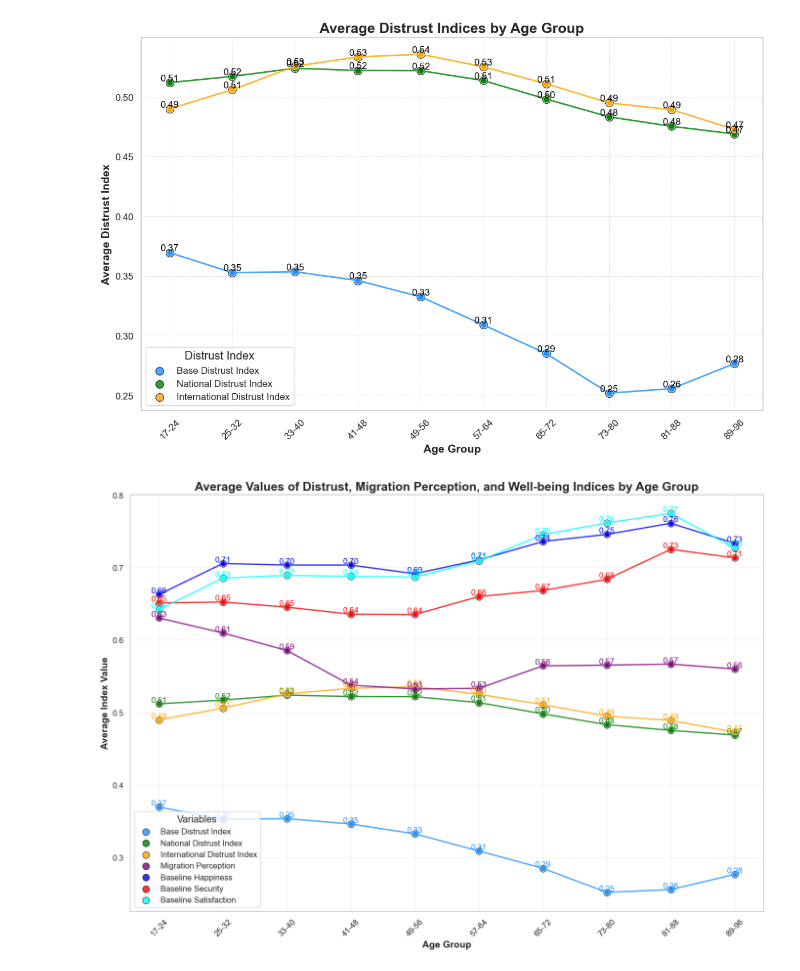
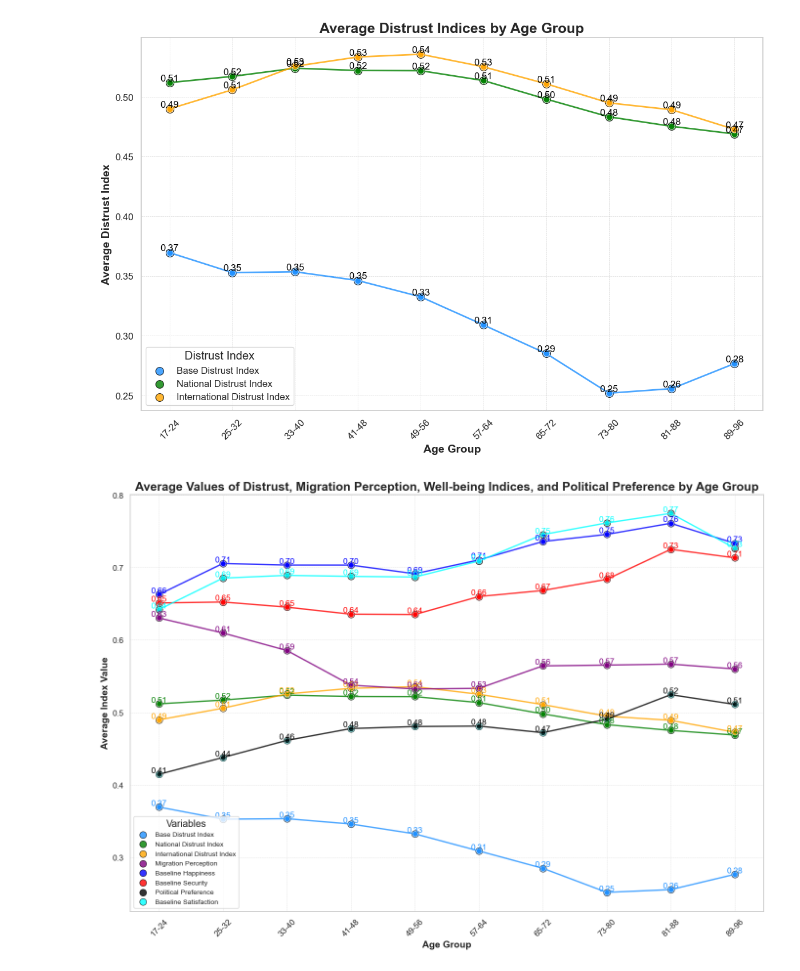
Before and after one commit to ekaba007/world_value, a Jupyter notebook: analysis/data_visualizations.ipynb, the cells around one changed output. Cells and saved outputs as stored; diff of their text form; code cells hidden in the pictures.

Commit message:
added political preferences dummies and above average inc/happiness variables

```diff
--- a/analysis/data_visualizations.ipynb
+++ b/analysis/data_visualizations.ipynb
@@ -594,7 +602,7 @@ subset['age_group'] = age_bins
 
 # Calculate the average for each variable for each age group
 avg_values_by_age = subset.groupby('age_group')[['base_distrust_index', 'national_distrust_index', 'international_distrust_index',
-                                               'migration_perception', 'baseline_happiness', 'baseline_security', 'baseline_satisfaction']].mean().reset_index()
+                                               'migration_perception', 'baseline_happiness', 'baseline_security', 'baseline_satisfaction', 'pol_pref']].mean().reset_index()
 
 # Set Seaborn style for better visuals
 sns.set_theme(style="whitegrid", palette="muted", font_scale=1.2)
@@ -628,7 +636,12 @@ sns.scatterplot(x='age_group', y='baseline_security', data=avg_values_by_age,
 
 # Scatter plot for baseline_satisfaction
 sns.scatterplot(x='age_group', y='baseline_satisfaction', data=avg_values_by_age,
+                color='black', s=100, marker='o', edgecolor='black', alpha=0.8, label='Political Preference')
+
+# Scatter plot for political preference
+sns.scatterplot(x='age_group', y='pol_pref', data=avg_values_by_age,
                 color='cyan', s=100, marker='o', edgecolor='black', alpha=0.8, label='Baseline Satisfaction')
+
 
 # Add lines to connect the points for each variable
 sns.lineplot(x='age_group', y='base_distrust_index', data=avg_values_by_age,
@@ -645,41 +658,45 @@ sns.lineplot(x='age_group', y='baseline_security', data=avg_values_by_age,
              color='red', marker='o', linestyle='-', linewidth=2, markersize=8, alpha=0.8)
 sns.lineplot(x='age_group', y='baseline_satisfaction', data=avg_values_by_age,
              color='cyan', marker='o', linestyle='-', linewidth=2, markersize=8, alpha=0.8)
+sns.lineplot(x='age_group', y='pol_pref', data=avg_values_by_age,
+             color='black', marker='o', linestyle='-', linewidth=2, markersize=8, alpha=0.8)
 
 # Add title and axis labels with custom fonts
-plt.title('Average Values of Distrust, Migration Perception, and Well-being Indices by Age Group', fontsize=18, fontweight='bold')
+plt.title('Average Values of Distrust, Migration Perception, Well-being Indices, and Political Preference by Age Group', fontsize=18, fontweight='bold')
 plt.xlabel('Age Group', fontsize=14, fontweight='bold')
 plt.ylabel('Average Index Value', fontsize=14, fontweight='bold')
 
 # Adjust tick labels
 plt.xticks(rotation=45, fontsize=12)
 plt.yticks(fontsize=12)
 
 # Add a grid for better readability
 plt.grid(True, linestyle='--', linewidth=0.5, alpha=0.7)
 
 # Optional: Annotate points with their values for each index
 for i, row in avg_values_by_age.iterrows():
     plt.text(row['age_group'], row['base_distrust_index'], f'{row["base_distrust_index"]:.2f}',
              horizontalalignment='center', verticalalignment='bottom', fontsize=12, color='dodgerblue')
     plt.text(row['age_group'], row['national_distrust_index'], f'{row["national_distrust_index"]:.2f}',
              horizontalalignment='center', verticalalignment='bottom', fontsize=12, color='green')
     plt.text(row['age_group'], row['international_distrust_index'], f'{row["international_distrust_index"]:.2f}',
              horizontalalignment='center', verticalalignment='bottom', fontsize=12, color='orange')
     plt.text(row['age_group'], row['migration_perception'], f'{row["migration_perception"]:.2f}',
              horizontalalignment='center', verticalalignment='bottom', fontsize=12, color='purple')
     plt.text(row['age_group'], row['baseline_happiness'], f'{row["baseline_happiness"]:.2f}',
              horizontalalignment='center', verticalalignment='bottom', fontsize=12, color='blue')
     plt.text(row['age_group'], row['baseline_security'], f'{row["baseline_security"]:.2f}',
              horizontalalignment='center', verticalalignment='bottom', fontsize=12, color='red')
     plt.text(row['age_group'], row['baseline_satisfaction'], f'{row["baseline_satisfaction"]:.2f}',
              horizontalalignment='center', verticalalignment='bottom', fontsize=12, color='cyan')
+    plt.text(row['age_group'], row['pol_pref'], f'{row["pol_pref"]:.2f}',
+             horizontalalignment='center', verticalalignment='bottom', fontsize=12, color='black')
 
 # Add a legend to differentiate between the variables
-plt.legend(title='Variables', fontsize=12)
+plt.legend(title='Variables', fontsize=10)
 
 # Show the plot
 plt.tight_layout()
 plt.show()
 # %% [output]
-[figure, old version]
+[figure, new version]
```
Also changed, not shown: parts of 15 cells of this notebook, 3 other files.
